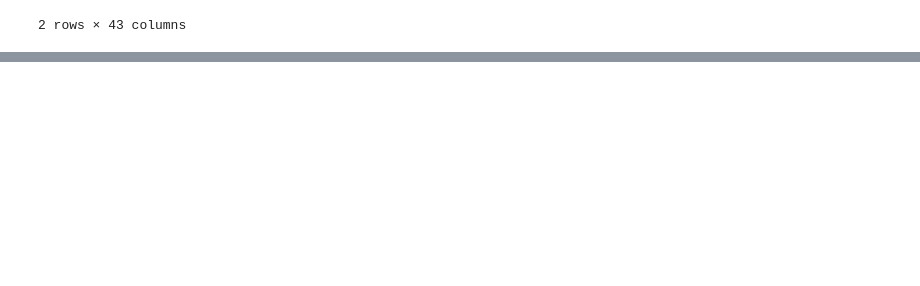
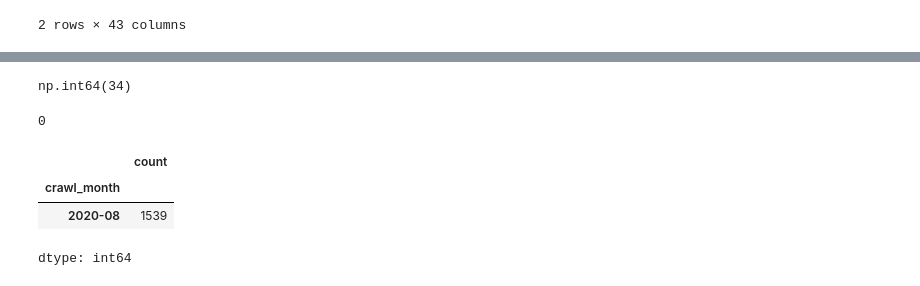
Before and after one commit to ShivaniSinghRajawat/E-commerce-Product-Sales-Data-Analysis, a Jupyter notebook: DataCleaning.ipynb, the cells around one changed output, grey strips where cells are left out. Cells and saved outputs as stored; diff of their text form; code cells hidden in the pictures; blank space fills up the shorter version.

```diff
--- a/DataCleaning.ipynb
+++ b/DataCleaning.ipynb
@@ -139,0 +241,5 @@ products[products['rating_five_count'].isna()].head(2)
+# %%
+# Replace values in 'merchant_name' where 'merchant_title' is 'DERNMUUR'
+products.loc[products['merchant_title'] == 'DERNMUUR', 'merchant_name'] = products['merchant_title']
+# %%
+products['merchant_info_subtitle'].fillna(value='Undifind', inplace=True)
@@ -139,0 +253,18 @@ products[products['rating_five_count'].isna()].head(2)
+# %%
+products.drop(['merchant_profile_picture'], axis=1, inplace=True)
+# %%
+products.duplicated().sum()
+# %% [output]
+np.int64(34)
+# %%
+products.drop_duplicates(inplace=True)
+print(products.duplicated().sum())
+# %% [output]
+0
+# %%
+products['crawl_month'].value_counts()
+# %% [output]
+|  | count |
+| crawl_month |  |
+| 2020-08 | 1539 |
+dtype: int64
```
Also changed, not shown: parts of 13 cells of this notebook.
